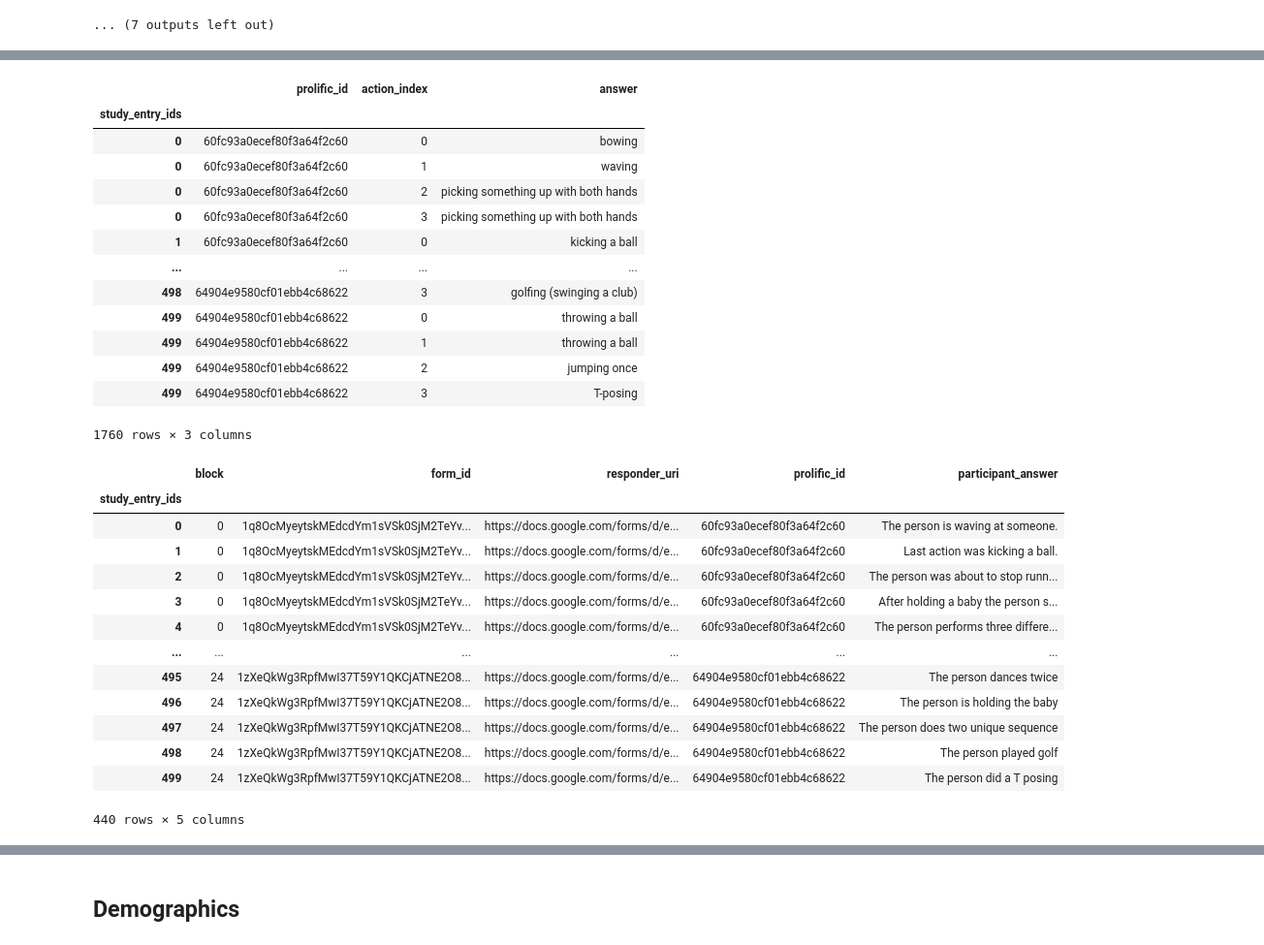
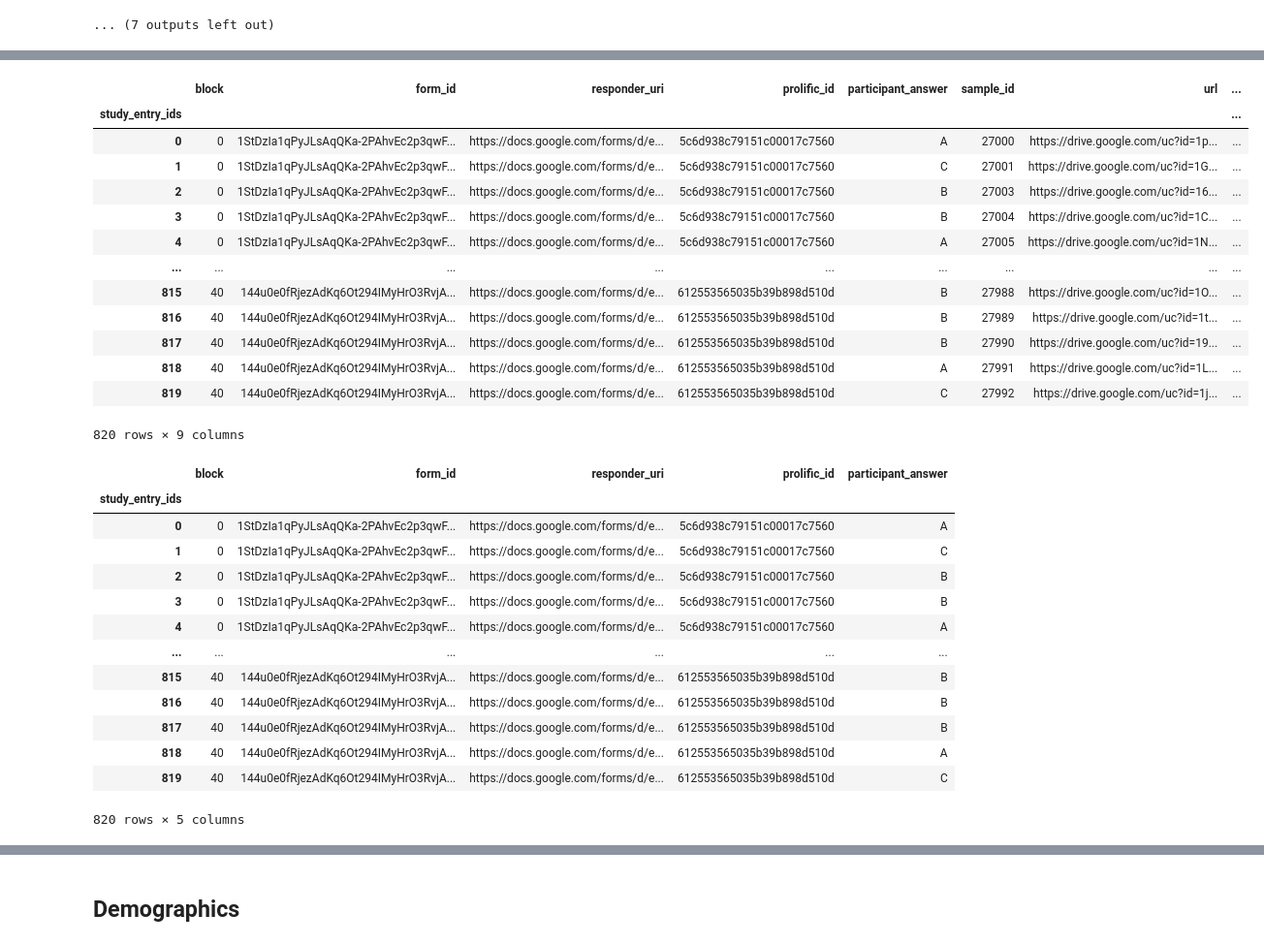
Before and after one commit to mauricekraus/quants-generate, a Jupyter notebook: time_qa-dataset/notebooks/Read Forms.ipynb, the cells around one changed output, grey strips where cells are left out. Shown: that part at 97% size. Drawn from its saved outputs; the diff is of its cells as text; code cells hidden in the pictures.

```diff
--- a/time_qa-dataset/notebooks/Read Forms.ipynb
+++ b/time_qa-dataset/notebooks/Read Forms.ipynb
@@ -24,6 +23,7 @@ from tqdm import tqdm
 # %%
-study_file = Path("../../generated-dataset-30_000/human-study/open/study_forms_open.csv")
-ground_truth_file = study_file.with_name(study_file.name.replace("study_forms_open", "study_data_open"))
+mode = "multi"  # Change to "multi" or "open" for multi-choice or open-ended study
+study_file = Path(f"../../generated-dataset-30_000/human-study/{mode}/study_forms_{mode}.csv")
+ground_truth_file = study_file.with_name(study_file.name.replace("study_forms_", "study_data_"))
 form_results = study_file.with_name(study_file.name.replace("study_forms_", "form_responses_"))
 final_results = study_file.with_name(study_file.name.replace("study_forms_", "final_results_"))
 form_results
@@ -252,21 +252,21 @@ all_results
 # %%
-all_results_identification = pd.read_csv(final_results, index_col=0)
-all_results_identification
+all_results_open = pd.read_csv(final_results, index_col=0)
+all_results_open
 # %% [output]
-|  | prolific_id | action_index | answer |
-| study_entry_ids |  |  |  |
-| 0 | 60fc93a0ecef80f3a64f2c60 | 0 | bowing |
-| 0 | 60fc93a0ecef80f3a64f2c60 | 1 | waving |
-| 0 | 60fc93a0ecef80f3a64f2c60 | 2 | picking something up with both hands |
-| 0 | 60fc93a0ecef80f3a64f2c60 | 3 | picking something up with both hands |
-| 1 | 60fc93a0ecef80f3a64f2c60 | 0 | kicking a ball |
-| ... | ... | ... | ... |
-| 498 | 64904e9580cf01ebb4c68622 | 3 | golfing (swinging a club) |
-| 499 | 64904e9580cf01ebb4c68622 | 0 | throwing a ball |
-| 499 | 64904e9580cf01ebb4c68622 | 1 | throwing a ball |
-| 499 | 64904e9580cf01ebb4c68622 | 2 | jumping once |
-| 499 | 64904e9580cf01ebb4c68622 | 3 | T-posing |
+|  | block | form_id | responder_uri | prolific_id | participant_answer | sample_id | url | ... |
+| study_entry_ids |  |  |  |  |  |  |  | ... |
+| 0 | 0 | 1StDzIa1qPyJLsAqQKa-2PAhvEc2p3qwF... | https://docs.google.com/forms/d/e... | 5c6d938c79151c00017c7560 | A | 27000 | https://drive.google.com/uc?id=1p... | ... |
+| 1 | 0 | 1StDzIa1qPyJLsAqQKa-2PAhvEc2p3qwF... | https://docs.google.com/forms/d/e... | 5c6d938c79151c00017c7560 | C | 27001 | https://drive.google.com/uc?id=1G... | ... |
+| 2 | 0 | 1StDzIa1qPyJLsAqQKa-2PAhvEc2p3qwF... | https://docs.google.com/forms/d/e... | 5c6d938c79151c00017c7560 | B | 27003 | https://drive.google.com/uc?id=16... | ... |
+| 3 | 0 | 1StDzIa1qPyJLsAqQKa-2PAhvEc2p3qwF... | https://docs.google.com/forms/d/e... | 5c6d938c79151c00017c7560 | B | 27004 | https://drive.google.com/uc?id=1C... | ... |
+| 4 | 0 | 1StDzIa1qPyJLsAqQKa-2PAhvEc2p3qwF... | https://docs.google.com/forms/d/e... | 5c6d938c79151c00017c7560 | A | 27005 | https://drive.google.com/uc?id=1N... | ... |
+| ... | ... | ... | ... | ... | ... | ... | ... | ... |
+| 815 | 40 | 144u0e0fRjezAdKq6Ot294IMyHrO3RvjA... | https://docs.google.com/forms/d/e... | 612553565035b39b898d510d | B | 27988 | https://drive.google.com/uc?id=1O... | ... |
+| 816 | 40 | 144u0e0fRjezAdKq6Ot294IMyHrO3RvjA... | https://docs.google.com/forms/d/e... | 612553565035b39b898d510d | B | 27989 | https://drive.google.com/uc?id=1t... | ... |
+| 817 | 40 | 144u0e0fRjezAdKq6Ot294IMyHrO3RvjA... | https://docs.google.com/forms/d/e... | 612553565035b39b898d510d | B | 27990 | https://drive.google.com/uc?id=19... | ... |
+| 818 | 40 | 144u0e0fRjezAdKq6Ot294IMyHrO3RvjA... | https://docs.google.com/forms/d/e... | 612553565035b39b898d510d | A | 27991 | https://drive.google.com/uc?id=1L... | ... |
+| 819 | 40 | 144u0e0fRjezAdKq6Ot294IMyHrO3RvjA... | https://docs.google.com/forms/d/e... | 612553565035b39b898d510d | C | 27992 | https://drive.google.com/uc?id=1j... | ... |
-1760 rows × 3 columns
+820 rows × 9 columns
 # %%
 participant_results = study_setup.join(all_results, how="inner").rename(
     columns={"answer": "participant_answer"}
@@ -275,18 +275,18 @@ participant_results
 # %% [output]
 |  | block | form_id | responder_uri | prolific_id | participant_answer |
 | study_entry_ids |  |  |  |  |  |
-| 0 | 0 | 1q8OcMyeytskMEdcdYm1sVSk0SjM2TeYv... | https://docs.google.com/forms/d/e... | 60fc93a0ecef80f3a64f2c60 | The person is waving at someone. |
-| 1 | 0 | 1q8OcMyeytskMEdcdYm1sVSk0SjM2TeYv... | https://docs.google.com/forms/d/e... | 60fc93a0ecef80f3a64f2c60 | Last action was kicking a ball. |
-| 2 | 0 | 1q8OcMyeytskMEdcdYm1sVSk0SjM2TeYv... | https://docs.google.com/forms/d/e... | 60fc93a0ecef80f3a64f2c60 | The person was about to stop runn... |
-| 3 | 0 | 1q8OcMyeytskMEdcdYm1sVSk0SjM2TeYv... | https://docs.google.com/forms/d/e... | 60fc93a0ecef80f3a64f2c60 | After holding a baby the person s... |
-| 4 | 0 | 1q8OcMyeytskMEdcdYm1sVSk0SjM2TeYv... | https://docs.google.com/forms/d/e... | 60fc93a0ecef80f3a64f2c60 | The person performs three differe... |
+| 0 | 0 | 1StDzIa1qPyJLsAqQKa-2PAhvEc2p3qwF... | https://docs.google.com/forms/d/e... | 5c6d938c79151c00017c7560 | A |
+| 1 | 0 | 1StDzIa1qPyJLsAqQKa-2PAhvEc2p3qwF... | https://docs.google.com/forms/d/e... | 5c6d938c79151c00017c7560 | C |
+| 2 | 0 | 1StDzIa1qPyJLsAqQKa-2PAhvEc2p3qwF... | https://docs.google.com/forms/d/e... | 5c6d938c79151c00017c7560 | B |
+| 3 | 0 | 1StDzIa1qPyJLsAqQKa-2PAhvEc2p3qwF... | https://docs.google.com/forms/d/e... | 5c6d938c79151c00017c7560 | B |
+| 4 | 0 | 1StDzIa1qPyJLsAqQKa-2PAhvEc2p3qwF... | https://docs.google.com/forms/d/e... | 5c6d938c79151c00017c7560 | A |
 | ... | ... | ... | ... | ... | ... |
-| 495 | 24 | 1zXeQkWg3RpfMwI37T59Y1QKCjATNE2O8... | https://docs.google.com/forms/d/e... | 64904e9580cf01ebb4c68622 | The person dances twice |
-| 496 | 24 | 1zXeQkWg3RpfMwI37T59Y1QKCjATNE2O8... | https://docs.google.com/forms/d/e... | 64904e9580cf01ebb4c68622 | The person is holding the baby |
-| 497 | 24 | 1zXeQkWg3RpfMwI37T59Y1QKCjATNE2O8... | https://docs.google.com/forms/d/e... | 64904e9580cf01ebb4c68622 | The person does two unique sequence |
-| 498 | 24 | 1zXeQkWg3RpfMwI37T59Y1QKCjATNE2O8... | https://docs.google.com/forms/d/e... | 64904e9580cf01ebb4c68622 | The person played golf |
-| 499 | 24 | 1zXeQkWg3RpfMwI37T59Y1QKCjATNE2O8... | https://docs.google.com/forms/d/e... | 64904e9580cf01ebb4c68622 | The person did a T posing |
+| 815 | 40 | 144u0e0fRjezAdKq6Ot294IMyHrO3RvjA... | https://docs.google.com/forms/d/e... | 612553565035b39b898d510d | B |
+| 816 | 40 | 144u0e0fRjezAdKq6Ot294IMyHrO3RvjA... | https://docs.google.com/forms/d/e... | 612553565035b39b898d510d | B |
+| 817 | 40 | 144u0e0fRjezAdKq6Ot294IMyHrO3RvjA... | https://docs.google.com/forms/d/e... | 612553565035b39b898d510d | B |
+| 818 | 40 | 144u0e0fRjezAdKq6Ot294IMyHrO3RvjA... | https://docs.google.com/forms/d/e... | 612553565035b39b898d510d | A |
+| 819 | 40 | 144u0e0fRjezAdKq6Ot294IMyHrO3RvjA... | https://docs.google.com/forms/d/e... | 612553565035b39b898d510d | C |
-440 rows × 5 columns
+820 rows × 5 columns
 # %%
 ground_truth = pd.read_csv(ground_truth_file, index_col=0)
 ground_truth
```
Also changed, not shown: parts of 15 cells of this notebook.
